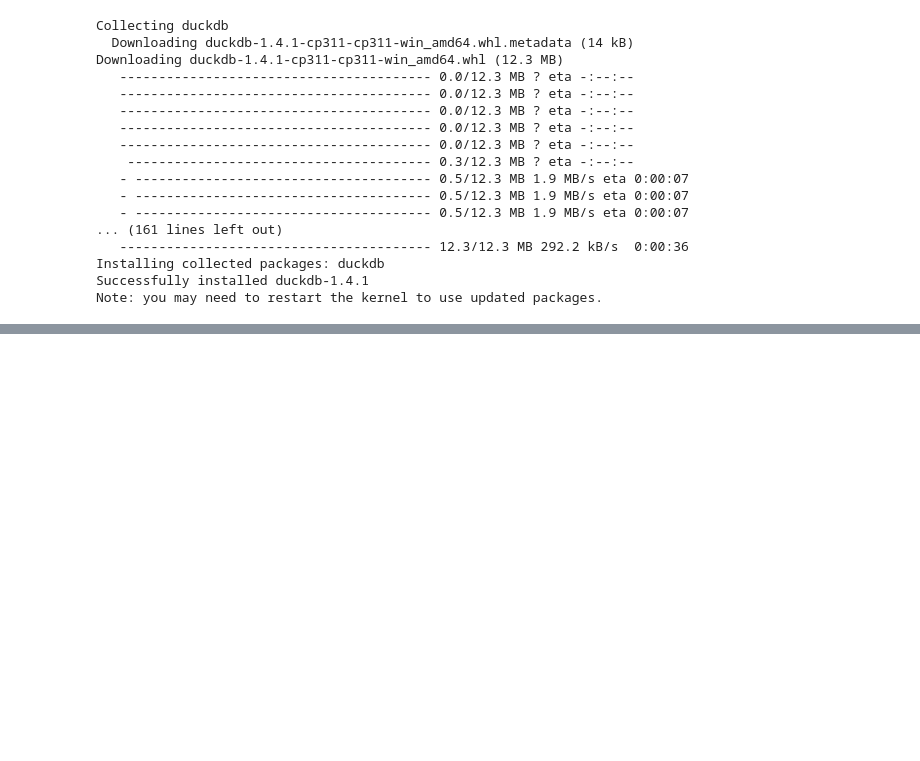
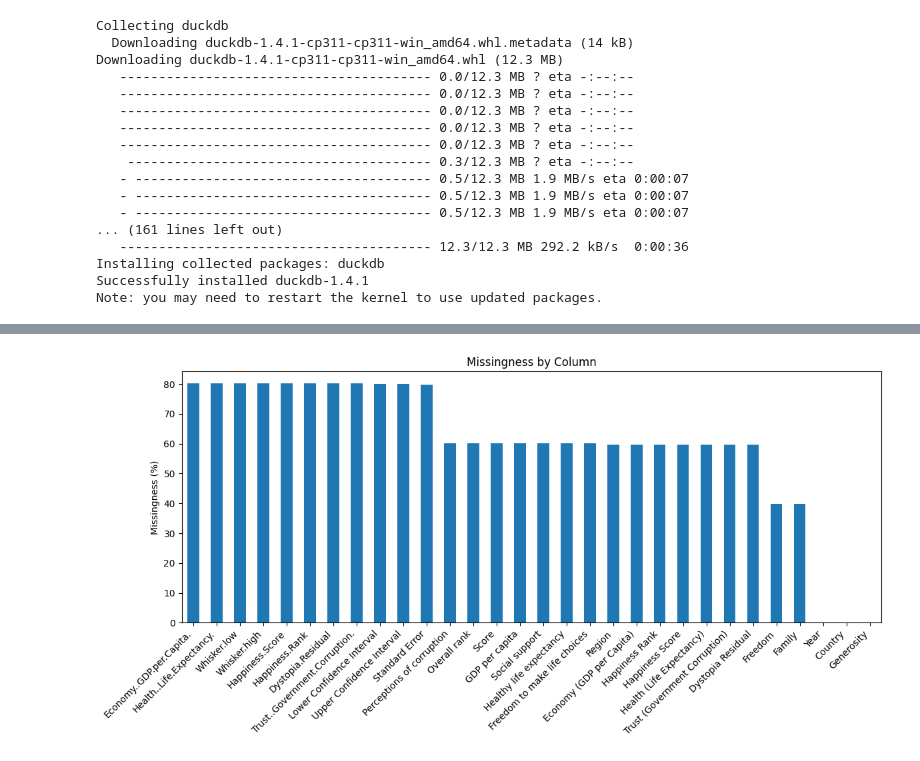
Before and after one commit to NickPerlich/CountryHappinessPredictor, a Jupyter notebook: eda/eda.ipynb, the cells around one changed output, grey strips where cells are left out. Cells and saved outputs as stored; diff of their text form; code cells hidden in the pictures; blank space fills up the shorter version.

```diff
--- a/eda/eda.ipynb
+++ b/eda/eda.ipynb
@@ -62,0 +54,18 @@ SELECT
+# %%
+happiness = pd.read_parquet('happiness.parquet', engine='fastparquet')
+# %%
+# Overall percent missing in the dataset
+overall_missing = happiness.isna().mean().mean() * 100
+print(f"Overall Missingness: {overall_missing:.2f}%")
+
+# Missingness per column (sorted highest -> lowest)
+missing_by_column = (happiness.isna().mean() * 100).sort_values(ascending=False)
+print("\nMissingness by Column (%):")
+print(missing_by_column)
+
+# Missingness per row (useful to detect incomplete countries/years)
+missing_by_row = happiness.isna().mean(axis=1) * 100
+happiness["row_missing_percent"] = missing_by_row
+
+print("\nDistribution of Row Missingness:")
+print(missing_by_row.describe())
@@ -62,0 +90,10 @@ SELECT
+# %%
+plt.figure(figsize=(12,6))
+missing_by_column.plot(kind="bar")
+plt.ylabel("Missingness (%)")
+plt.title("Missingness by Column")
+plt.xticks(rotation=45, ha="right")
+plt.tight_layout()
+plt.show()
+# %% [output]
+[figure, added]
```
Also changed, not shown: parts of 21 cells of this notebook, 4 other files.
